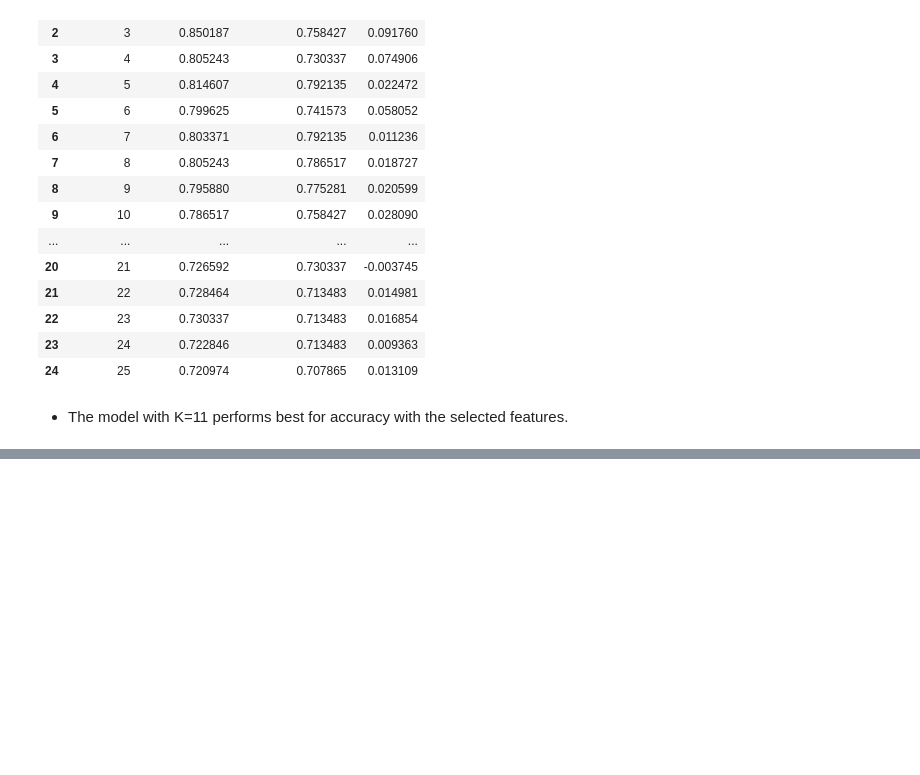
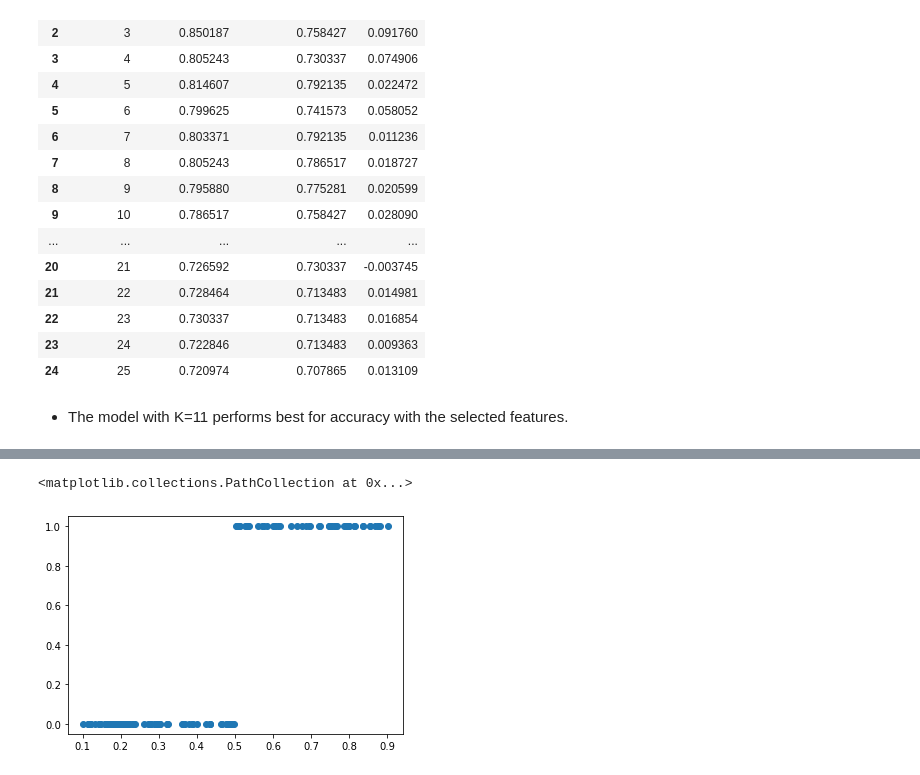
Before and after one commit to dashbringhurst/classification-exercises, a Jupyter notebook: model.ipynb, the cells around one changed output, grey strips where cells are left out. Cells and saved outputs as stored; diff of their text form; code cells hidden in the pictures; blank space fills up the shorter version.

Commit message:
added logistic regression exercises

```diff
--- a/model.ipynb
+++ b/model.ipynb
@@ -971,0 +1188,4 @@ df
+# %%
+logit3 = LogisticRegression(C=.1, random_state=217, solver='lbfgs')
+# %%
+logit3.fit(X_train3, y_train3)
@@ -971,0 +1239,12 @@ df
+# %%
+X_test, y_test = test2[X_col3], test2[y_col3]
+y_pred3 = logit3.predict(X_test)
+y_pred_proba3 = logit3.predict_proba(X_test)
+
+print("Model 3: solver = lbfgs, c = 1")
+
+print('Accuracy: {:.2f}'.format(logit3.score(X_test, y_test)))
+
+print(confusion_matrix(y_test, y_pred3))
+
+print(classification_report(y_test, y_pred3))
@@ -971,0 +1264,11 @@ df
+# %%
+y_pred_proba3 = np.array([i[1] for i in y_pred_proba3])
+# %%
+fig = plt.figure()
+ax = fig.add_subplot(111)
+
+# scatter plot where x is the probabilities and y is the class (0, 1)
+ax.scatter(y_pred_proba3, y_pred3)
+# %% [output]
+<matplotlib.collections.PathCollection at 0x...>
+[figure, added]
```
Also changed, not shown: parts of 58 cells of this notebook.
